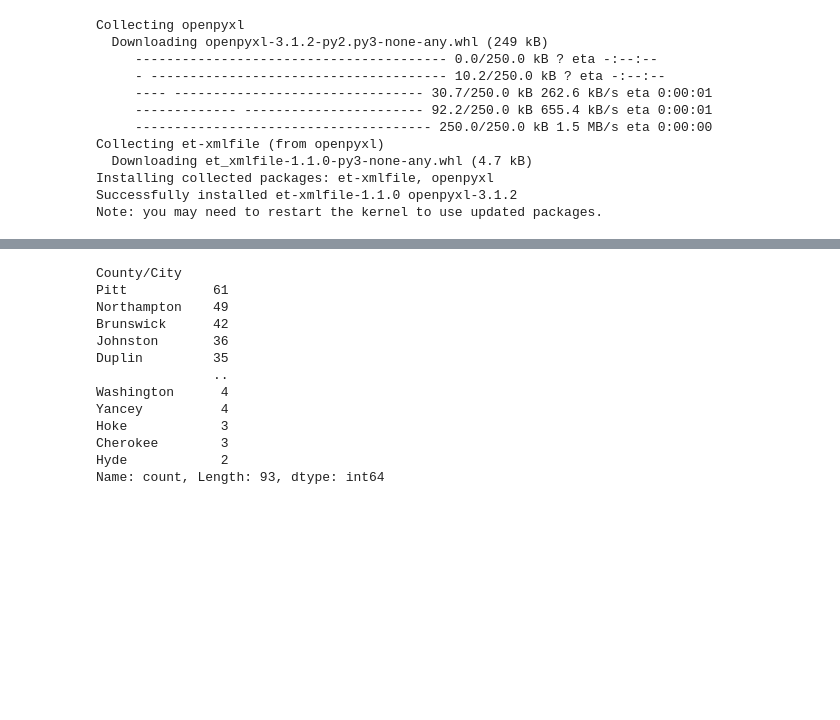
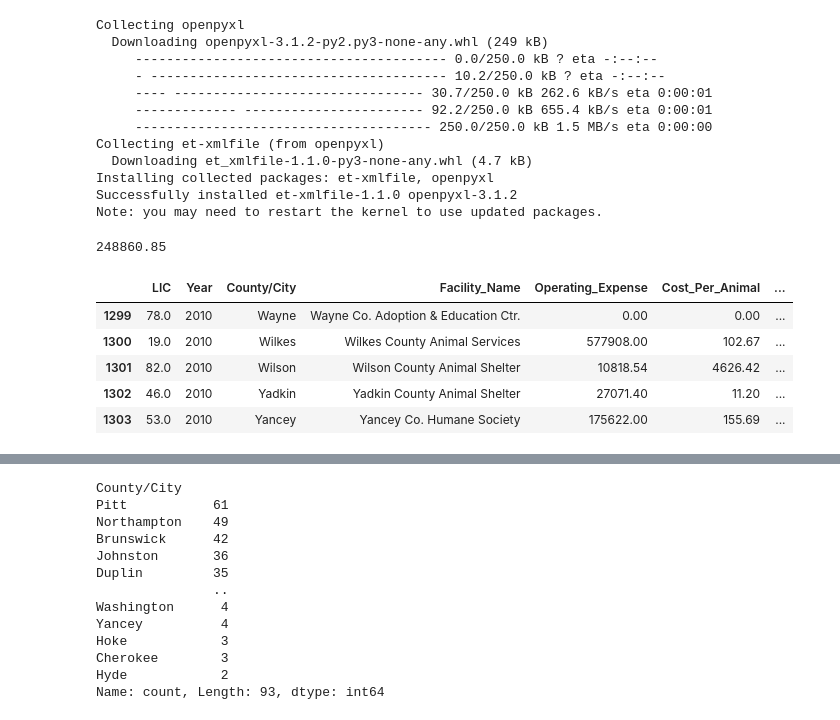
Before and after one commit to John-Cornelison/VCAP-NC-Shelter-Reimbursement-Project, a Jupyter notebook: initial_analysis.ipynb, the cells around one changed output, grey strips where cells are left out. Cells and saved outputs as stored; diff of their text form; code cells hidden in the pictures; blank space fills up the shorter version.

```diff
--- a/initial_analysis.ipynb
+++ b/initial_analysis.ipynb
@@ -40,3 +74,13 @@ import os
 # %%
 #Desktop
 os.chdir("C:/Users/john/Documents/GitHub_Data/VCAP-NC-Shelter-Reimbursement-Project-Data")
+# %%
+#functions
+
+def cpi_year_inflate(value, start_year):
+    start_year_df = cpi_index[cpi_index["Year"] == start_year]
+    current_year_df = cpi_index[cpi_index["Year"] == 2023]
+    interest_rate = current_year_df["Nov"].values[0]/start_year_df["Jan"].values[0]
+    new_value = round(value*interest_rate, 2)
+
+    return(new_value)
@@ -42,0 +92,25 @@ os.chdir("C:/Users/john/Documents/GitHub_Data/VCAP-NC-Shelter-Reimbursement-Proj
+# %%
+cpi_year_inflate(175622.00, 2010)
+# %% [output]
+248860.85
+# %%
+inf_adj_operating_expense_list = []
+inf_adj_cost_per_animal = []
+
+for val, year in zip(expenses_table["Operating_Expense"], expenses_table["Year"]):
+    inf_adj_operating_expense_list.append(cpi_year_inflate(val, year))
+
+for val, year in zip(expenses_table["Cost_Per_Animal"], expenses_table["Year"]):
+    inf_adj_cost_per_animal.append(cpi_year_inflate(val, year))
+# %%
+expenses_table["Operating_Expense_inf_adj"] = inf_adj_operating_expense_list
+expenses_table["Cost_Per_Animal_inf_adj"] = inf_adj_cost_per_animal
+# %%
+expenses_table.tail()
+# %% [output]
+|  | LIC | Year | County/City | Facility_Name | Operating_Expense | Cost_Per_Animal | ... |
+| 1299 | 78.0 | 2010 | Wayne | Wayne Co. Adoption & Education Ctr. | 0.00 | 0.00 | ... |
+| 1300 | 19.0 | 2010 | Wilkes | Wilkes County Animal Services | 577908.00 | 102.67 | ... |
+| 1301 | 82.0 | 2010 | Wilson | Wilson County Animal Shelter | 10818.54 | 4626.42 | ... |
+| 1302 | 46.0 | 2010 | Yadkin | Yadkin County Animal Shelter | 27071.40 | 11.20 | ... |
+| 1303 | 53.0 | 2010 | Yancey | Yancey Co. Humane Society | 175622.00 | 155.69 | ... |
```
Also changed, not shown: parts of 10 cells of this notebook.
